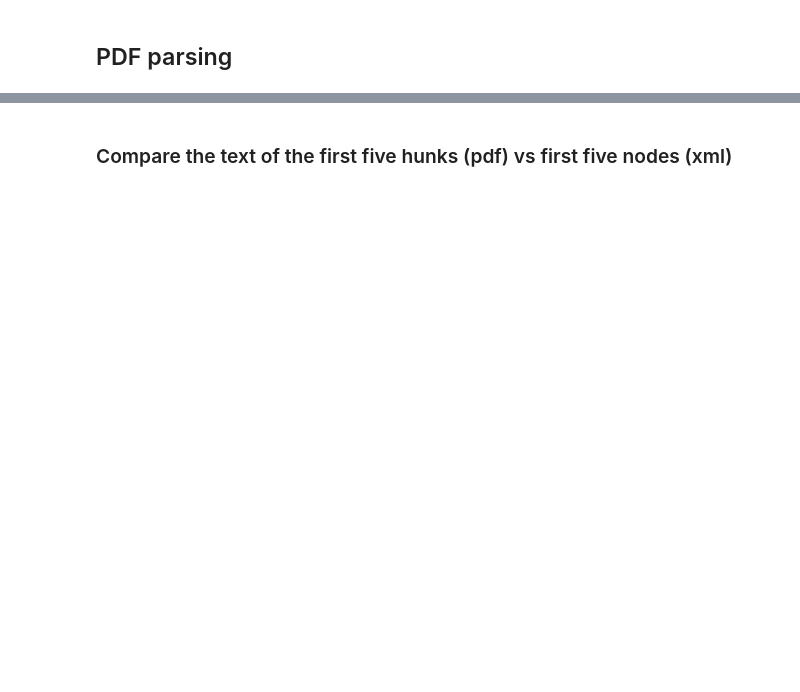
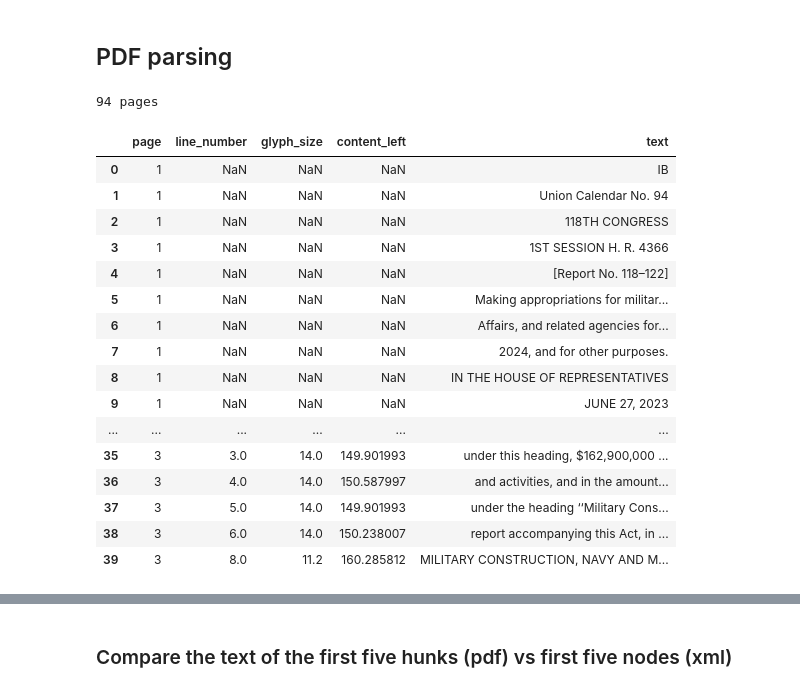
Before and after one commit to civictechdc/DeltaTrack, a Jupyter notebook: docs/research/financial-semantics/01_eda.ipynb, the cells around one changed output, grey strips where cells are left out. Cells and saved outputs as stored; diff of their text form; code cells hidden in the pictures; blank space fills up the shorter version.

```diff
--- a/docs/research/financial-semantics/01_eda.ipynb
+++ b/docs/research/financial-semantics/01_eda.ipynb
@@ -173,27 +284,46 @@ df_tree.groupby("tag")["path_depth"].value_counts()
 # %% [markdown]
 ## PDF parsing
 # %%
-pdf_path = Path("../tests/corpus/118-hr-4366/1_reported-in-house.pdf")
+pdf_path = Path("../../../tests/corpus/118-hr-4366/1_reported-in-house.pdf")
 pages = extract_clean_pages(pdf_path)
 
 # Page-level overview
 print(f"{len(pages)} pages")
 
 # All lines as a flat DataFrame
 df_lines = pd.DataFrame(
     [
         {
             "page": page.page_number,
             "line_number": ln.line_number,
             "glyph_size": ln.glyph_size,
             "content_left": ln.geom.content_left if ln.geom else None,
             "text": ln.text,
         }
         for page in pages
         for ln in page.lines
     ]
 )
 df_lines.head(40)
+# %% [output]
+94 pages
+|  | page | line_number | glyph_size | content_left | text |
+| 0 | 1 | NaN | NaN | NaN | IB |
+| 1 | 1 | NaN | NaN | NaN | Union Calendar No. 94 |
+| 2 | 1 | NaN | NaN | NaN | 118TH CONGRESS |
+| 3 | 1 | NaN | NaN | NaN | 1ST SESSION H. R. 4366 |
+| 4 | 1 | NaN | NaN | NaN | [Report No. 118–122] |
+| 5 | 1 | NaN | NaN | NaN | Making appropriations for militar... |
+| 6 | 1 | NaN | NaN | NaN | Affairs, and related agencies for... |
+| 7 | 1 | NaN | NaN | NaN | 2024, and for other purposes. |
+| 8 | 1 | NaN | NaN | NaN | IN THE HOUSE OF REPRESENTATIVES |
+| 9 | 1 | NaN | NaN | NaN | JUNE 27, 2023 |
+| ... | ... | ... | ... | ... | ... |
+| 35 | 3 | 3.0 | 14.0 | 149.901993 | under this heading, $162,900,000 ... |
+| 36 | 3 | 4.0 | 14.0 | 150.587997 | and activities, and in the amount... |
+| 37 | 3 | 5.0 | 14.0 | 149.901993 | under the heading ‘‘Military Cons... |
+| 38 | 3 | 6.0 | 14.0 | 150.238007 | report accompanying this Act, in ... |
+| 39 | 3 | 8.0 | 11.2 | 160.285812 | MILITARY CONSTRUCTION, NAVY AND M... |
 # %%
 anchors = extract_anchors(pages)
 
```
Also changed, not shown: parts of 9 cells of this notebook.
